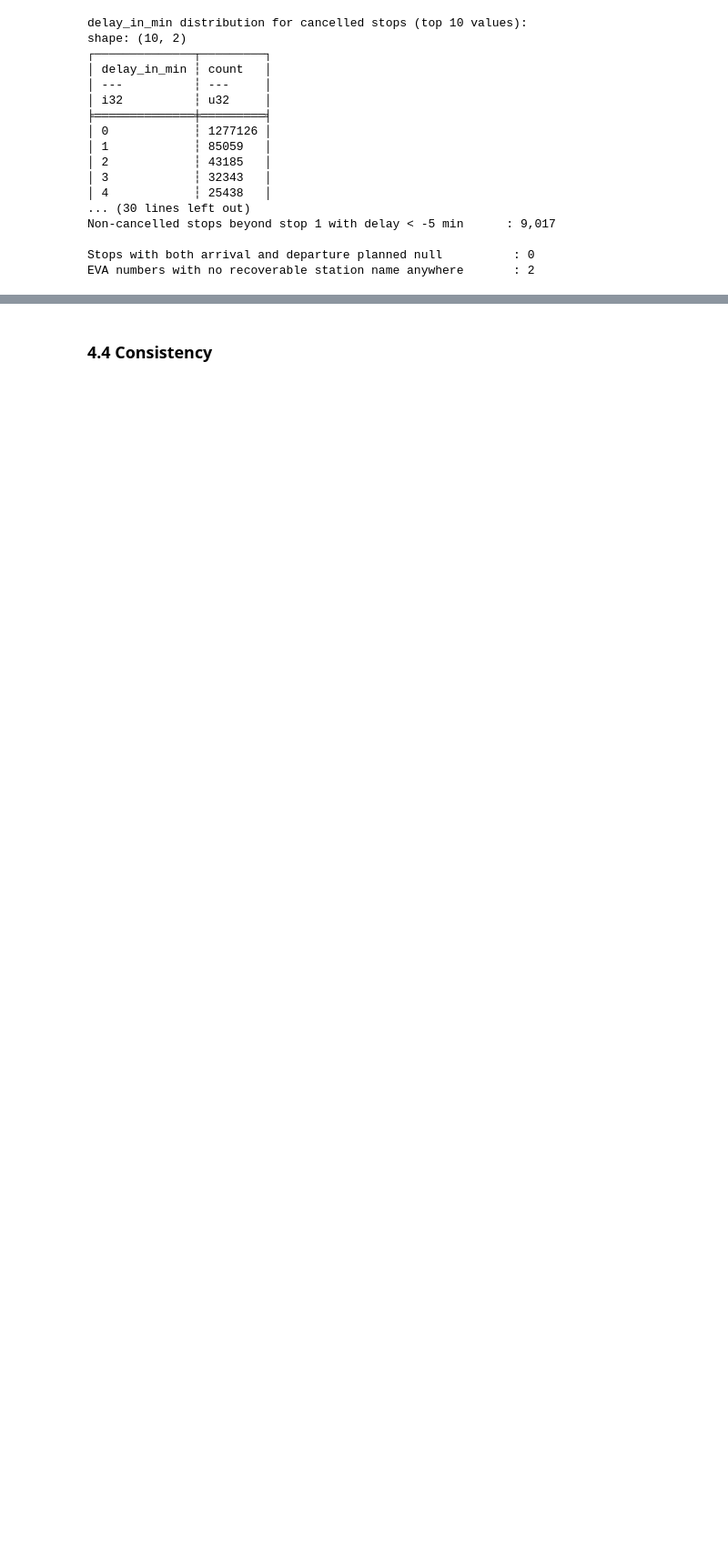
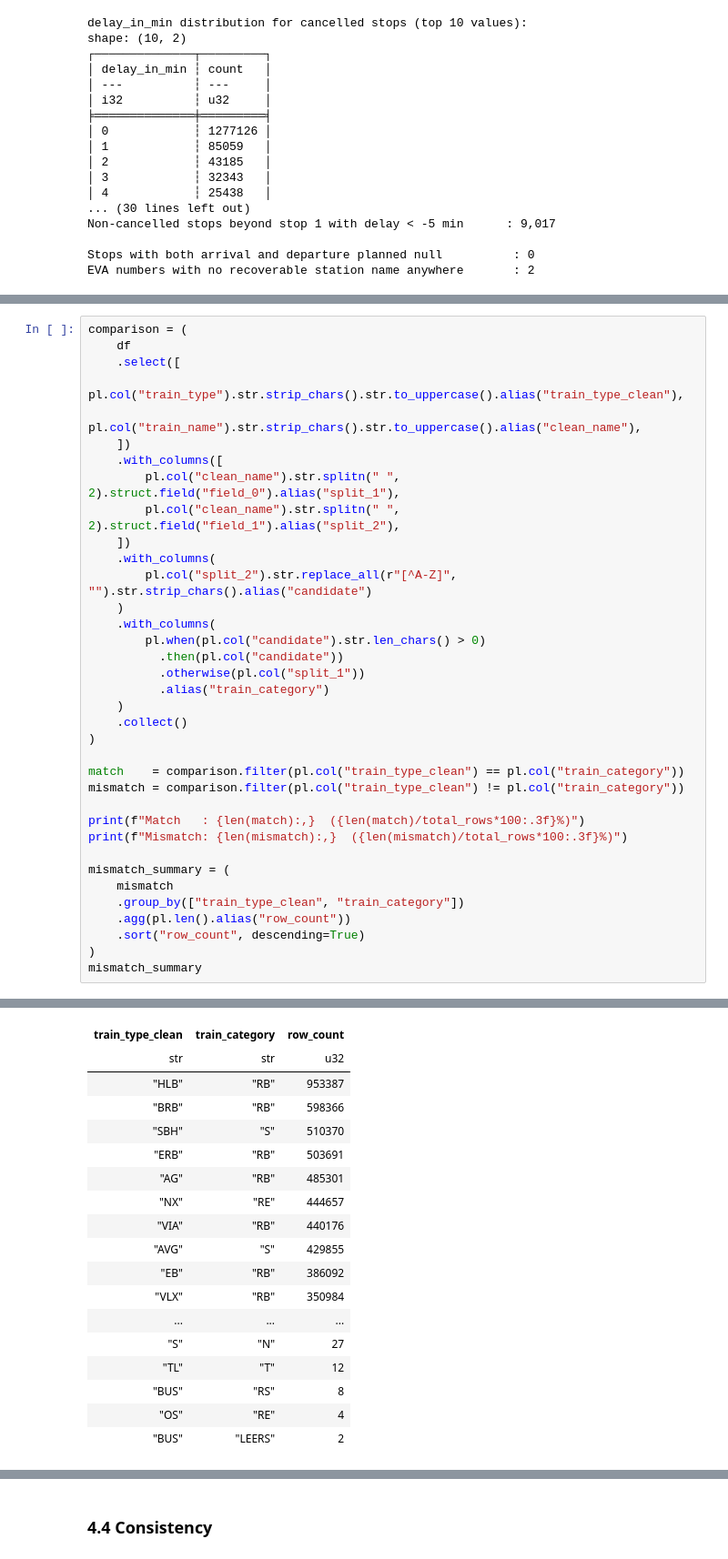
Before and after one commit to DemiahTheFirst/Data-Management-SRH, a Jupyter notebook: exam/db_analysis.ipynb, the cells around one changed output, grey strips where cells are left out. Shown at 91% size. Cells and saved outputs as stored; diff of their text form; blank space fills up the shorter version.

```diff
--- a/exam/db_analysis.ipynb
+++ b/exam/db_analysis.ipynb
@@ -673,0 +720,37 @@ EVA numbers with no recoverable station name anywhere       : 2
+# %%
+comparison = (
+    df
+    .select([
+        pl.col("train_type").str.strip_chars().str.to_uppercase().alias("train_type_clean"),
+        pl.col("train_name").str.strip_chars().str.to_uppercase().alias("clean_name"),
+    ])
+    .with_columns([
+        pl.col("clean_name").str.splitn(" ", 2).struct.field("field_0").alias("split_1"),
+        pl.col("clean_name").str.splitn(" ", 2).struct.field("field_1").alias("split_2"),
+    ])
+    .with_columns(
+        pl.col("split_2").str.replace_all(r"[^A-Z]", "").str.strip_chars().alias("candidate")
+    )
+    .with_columns(
+        pl.when(pl.col("candidate").str.len_chars() > 0)
+          .then(pl.col("candidate"))
+          .otherwise(pl.col("split_1"))
+          .alias("train_category")
+    )
+    .collect()
+)
+
+match    = comparison.filter(pl.col("train_type_clean") == pl.col("train_category"))
+mismatch = comparison.filter(pl.col("train_type_clean") != pl.col("train_category"))
+
+print(f"Match   : {len(match):,}  ({len(match)/total_rows*100:.3f}%)")
+print(f"Mismatch: {len(mismatch):,}  ({len(mismatch)/total_rows*100:.3f}%)")
+
+mismatch_summary = (
+    mismatch
+    .group_by(["train_type_clean", "train_category"])
+    .agg(pl.len().alias("row_count"))
+    .sort("row_count", descending=True)
+)
+mismatch_summary
+# %% [output]
@@ -674,3 +760,21 @@ EVA numbers with no recoverable station name anywhere       : 2
+| train_type_clean | train_category | row_count |
+| str | str | u32 |
+| "HLB" | "RB" | 953387 |
+| "BRB" | "RB" | 598366 |
+| "SBH" | "S" | 510370 |
+| "ERB" | "RB" | 503691 |
+| "AG" | "RB" | 485301 |
+| "NX" | "RE" | 444657 |
+| "VIA" | "RB" | 440176 |
+| "AVG" | "S" | 429855 |
+| "EB" | "RB" | 386092 |
+| "VLX" | "RB" | 350984 |
+| ... | ... | ... |
+| "S" | "N" | 27 |
+| "TL" | "T" | 12 |
+| "BUS" | "RS" | 8 |
+| "OS" | "RE" | 4 |
+| "BUS" | "LEERS" | 2 |
 # %% [markdown]
 Format and structural checks return no violations. `eva` conforms to the 8-digit numeric format. `train_type` matches the first word of `train_name` in all records. The `id` last segment matches `train_line_station_num` throughout. `departure_planned_time` never precedes `arrival_planned_time` on the same stop. `train_line_station_num` contains no values below 1.
 
```
Also changed, not shown: parts of 11 cells of this notebook, 2 other files.
